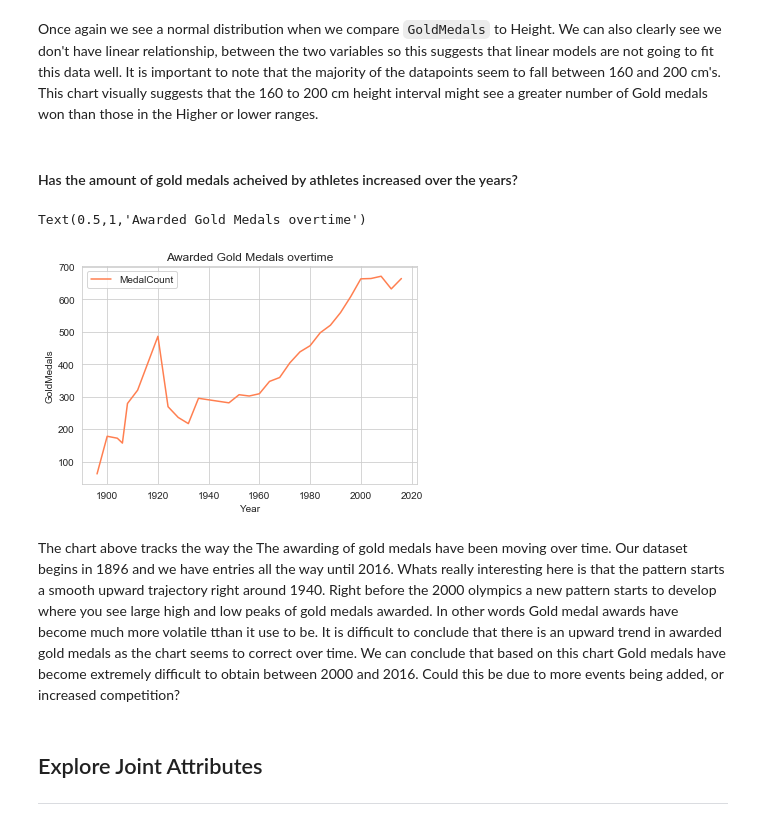
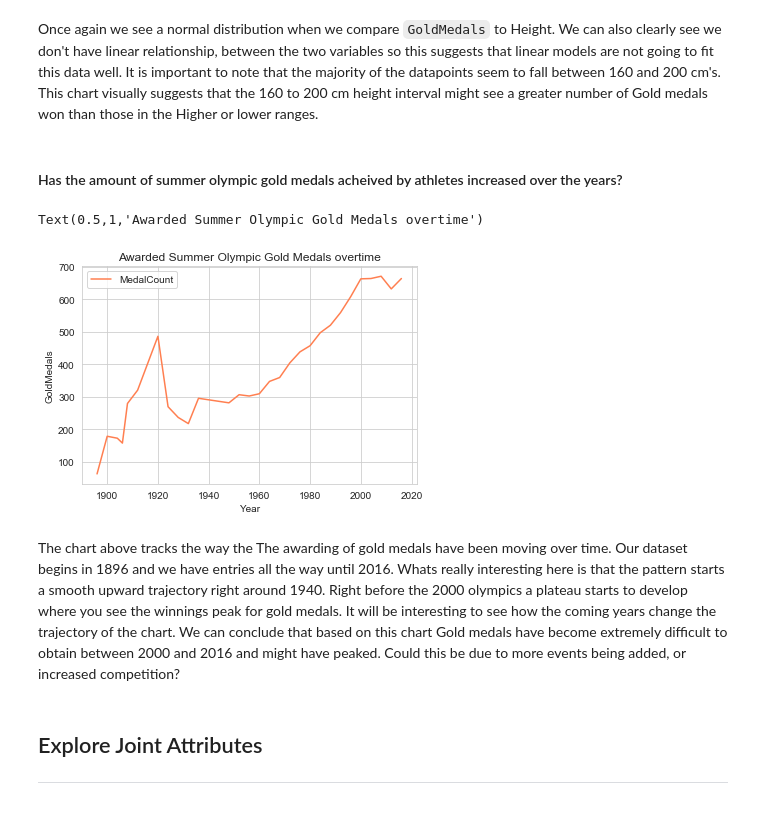
Before and after one commit to i4a/olympics, a Jupyter notebook: LabAssignmentOne.ipynb, the cells around one changed output. Drawn from its saved outputs; the diff is of its cells as text; code cells hidden in the pictures.

```diff
--- a/LabAssignmentOne.ipynb
+++ b/LabAssignmentOne.ipynb
@@ -137,18 +130,18 @@ sns.scatterplot(x='Height cm', y='GoldMedalCounts', data=height_df)
 # %% [markdown]
 Once again we see  a normal distribution when we compare `GoldMedals` to Height. We can also clearly see we don't have linear relationship, between the two variables so this suggests that linear models are not going to fit this data well. It is important to note that the majority of the datapoints seem to fall between 160 and 200 cm's. This chart visually suggests that the 160 to 200 cm height interval might see a greater number of Gold medals won than those in the Higher or lower ranges.
 # %% [markdown]
-#### Has the amount of gold medals acheived by athletes increased over the years?
+#### Has the amount of summer olympic gold medals acheived by athletes increased over the years?
 # %%
 year_info = df[(df['Medal'] == 'Gold') & (df['Season'] == "Summer")].groupby(['Year'])['Medal'].count()
 year_df = pd.DataFrame({'Year': year_info.index,
                        'GoldMedals': year_info.values})
 sns.lineplot(x=year_df['Year'], y=year_df['GoldMedals'], color="coral", label="MedalCount")
-plt.title('Awarded Summer OGold Medals overtime')
+plt.title('Awarded Summer Olympic Gold Medals overtime')
 # %% [output]
-Text(0.5,1,'Awarded Gold Medals overtime')
+Text(0.5,1,'Awarded Summer Olympic Gold Medals overtime')
-[figure, old version]
+[figure, new version]
 # %% [markdown]
-The chart above tracks the way the The awarding of gold medals have been moving over time. Our dataset begins in 1896 and we have entries all the way until 2016. Whats really interesting here is that the pattern starts a smooth upward trajectory right around 1940. Right before the 2000 olympics a new pattern starts to develop where you see large high and low peaks of gold medals awarded. In other words Gold medal awards have become much more volatile tthan it use to be. It is difficult to conclude that there is an upward trend in awarded gold medals as the chart seems to correct over time. We can conclude that based on this chart Gold medals have become extremely difficult to obtain between 2000 and 2016. Could this be due to more events being added, or increased competition?
+The chart above tracks the way the The awarding of gold medals have been moving over time. Our dataset begins in 1896 and we have entries all the way until 2016. Whats really interesting here is that the pattern starts a smooth upward trajectory right around 1940. Right before the 2000 olympics a plateau starts to develop where you see the winnings peak for gold medals. It will be interesting to see how the coming years change the trajectory of the chart.  We can conclude that based on this chart Gold medals have become extremely difficult to obtain between 2000 and 2016 and might have peaked. Could this be due to more events being added, or increased competition?
 # %% [markdown]
 ## Explore Joint Attributes
 
```
Also changed, not shown: parts of 9 cells of this notebook.
